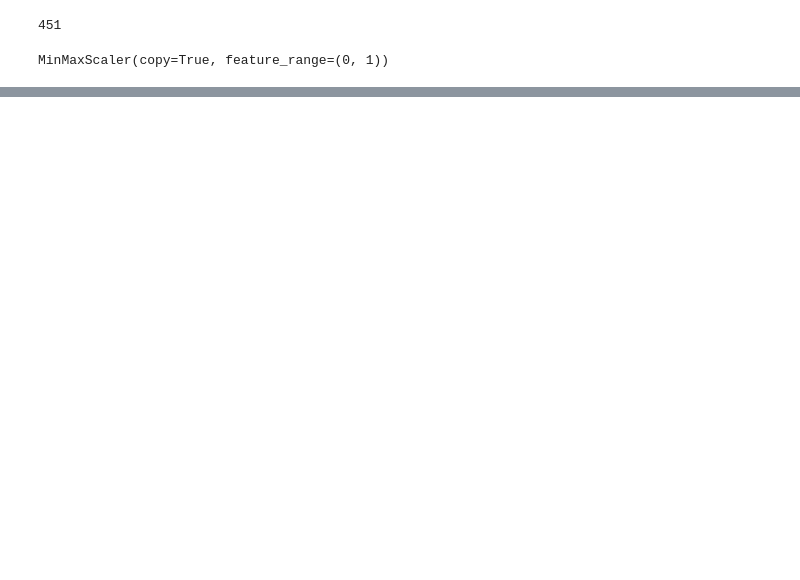
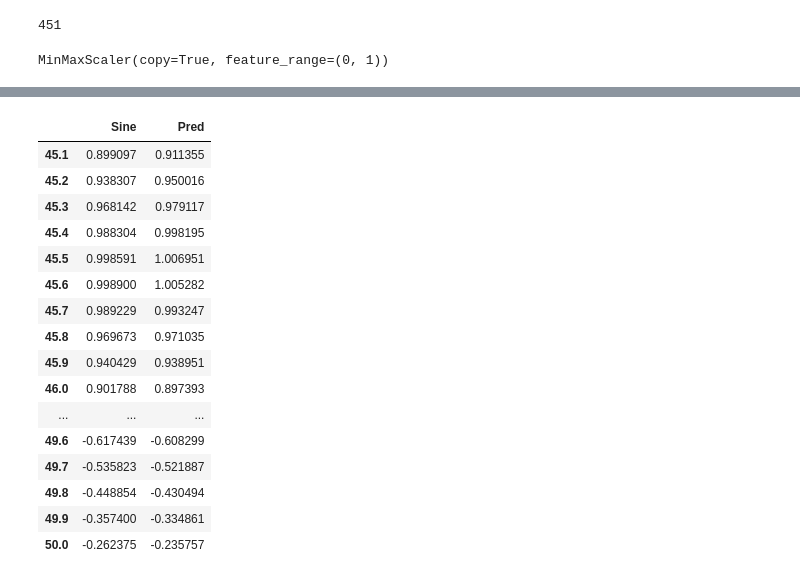
Before and after one commit to hugueds/tensorflow-course, a Jupyter notebook: 80_RNN_on_a_Sine_Wave.ipynb, the cells around one changed output, grey strips where cells are left out. Cells and saved outputs as stored; diff of their text form; code cells hidden in the pictures; blank space fills up the shorter version.

```diff
--- a/80_RNN_on_a_Sine_Wave.ipynb
+++ b/80_RNN_on_a_Sine_Wave.ipynb
@@ -141,0 +167,20 @@ array([[0.49999912],
+# %%
+test
+# %% [output]
+|  | Sine | Pred |
+| 45.1 | 0.899097 | 0.911355 |
+| 45.2 | 0.938307 | 0.950016 |
+| 45.3 | 0.968142 | 0.979117 |
+| 45.4 | 0.988304 | 0.998195 |
+| 45.5 | 0.998591 | 1.006951 |
+| 45.6 | 0.998900 | 1.005282 |
+| 45.7 | 0.989229 | 0.993247 |
+| 45.8 | 0.969673 | 0.971035 |
+| 45.9 | 0.940429 | 0.938951 |
+| 46.0 | 0.901788 | 0.897393 |
+| ... | ... | ... |
+| 49.6 | -0.617439 | -0.608299 |
+| 49.7 | -0.535823 | -0.521887 |
+| 49.8 | -0.448854 | -0.430494 |
+| 49.9 | -0.357400 | -0.334861 |
+| 50.0 | -0.262375 | -0.235757 |
```
Also changed, not shown: parts of 30 cells of this notebook.
